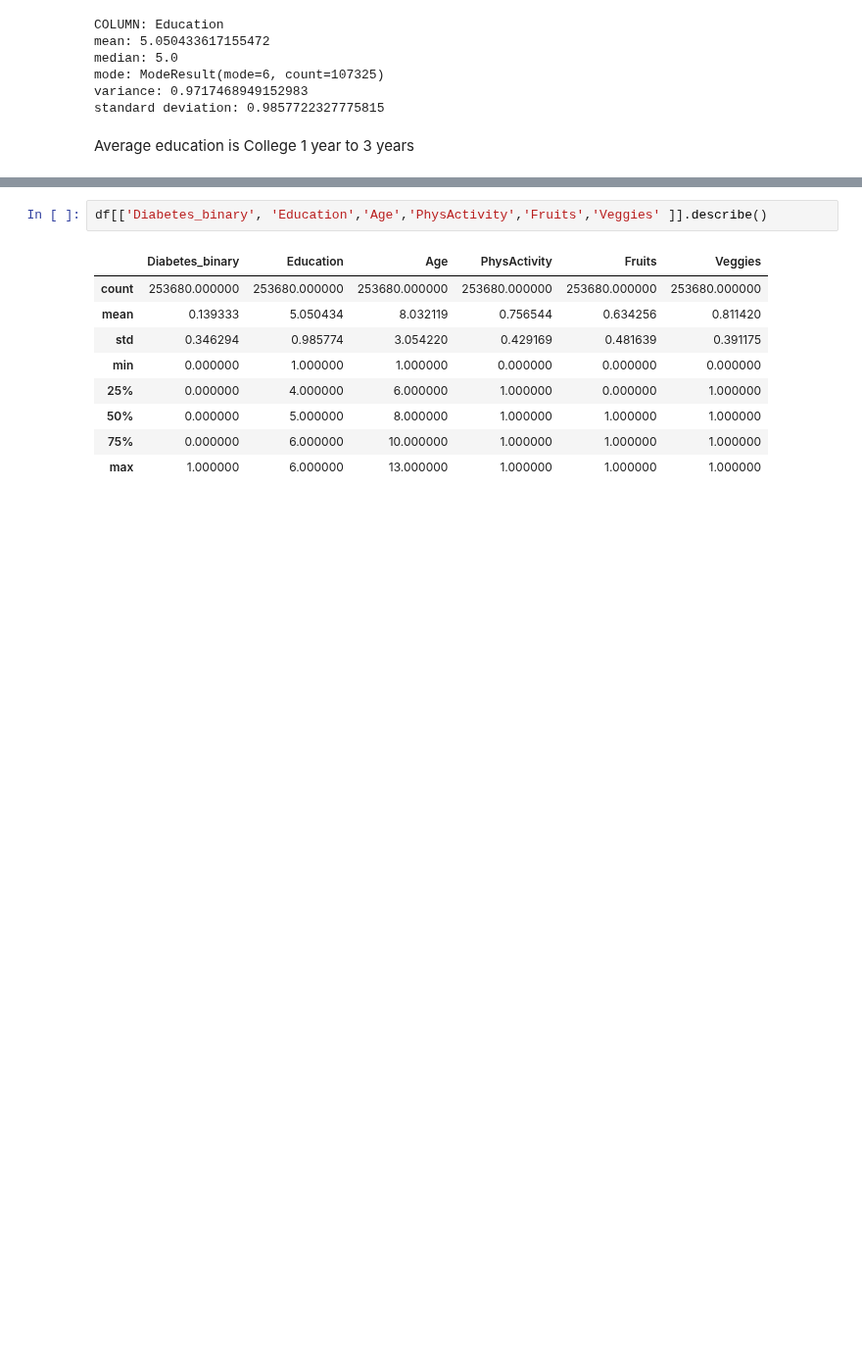
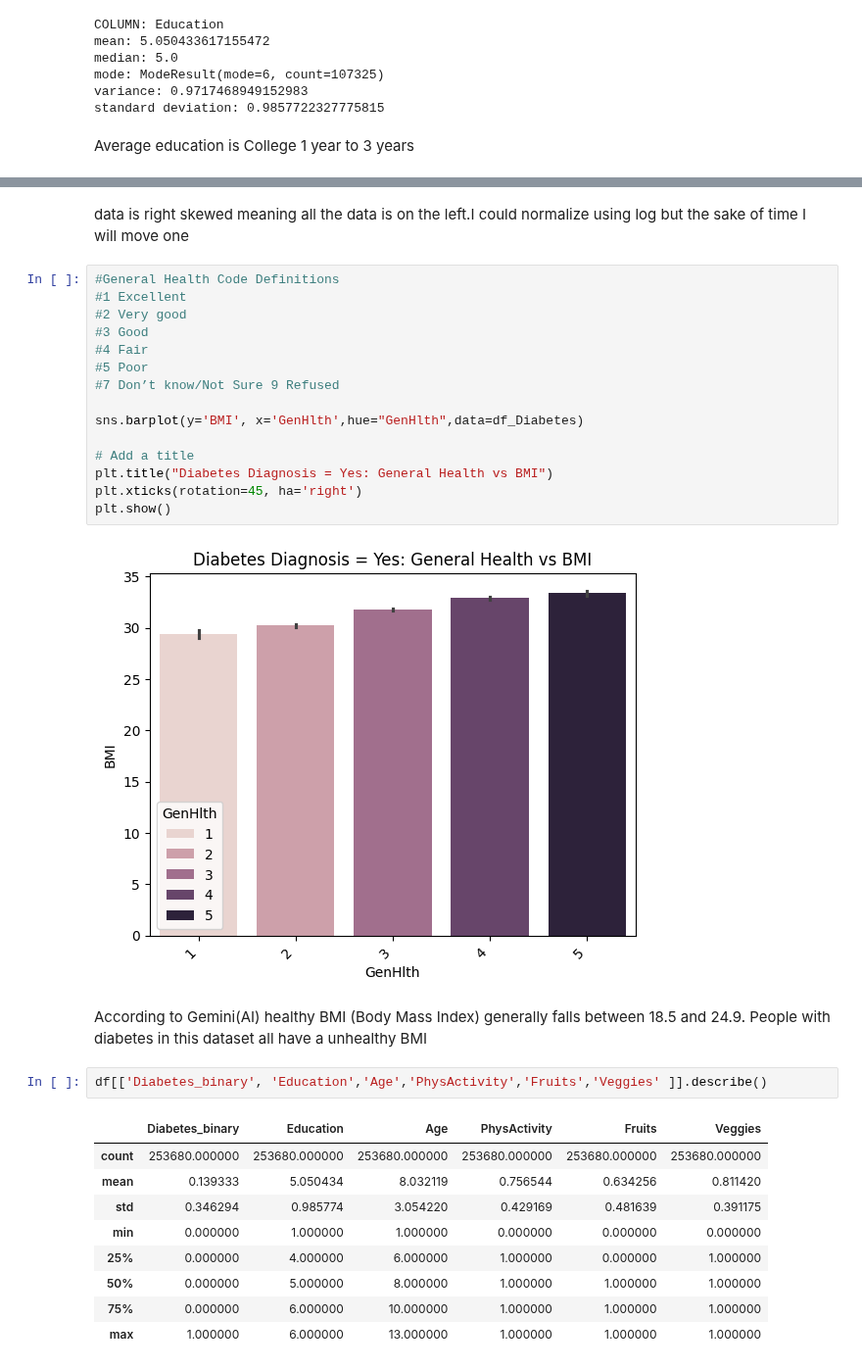
Before and after one commit to yourexodus/capstone_CDC, a Jupyter notebook: GettingToKnowTheData.ipynb, the cells around one changed output, grey strips where cells are left out. Shown at 98% size. Saved outputs shown, nothing was run; the diff lists cells and outputs as text; blank space fills up the shorter version.

```diff
--- a/GettingToKnowTheData.ipynb
+++ b/GettingToKnowTheData.ipynb
@@ -353,3 +383,25 @@ Average education is College 1 year to 3 years
+# %% [markdown]
+data is right skewed meaning all the data is on the left.I could normalize using log but the sake of time I will move one
+# %%
+#General Health Code Definitions
+#1 Excellent
+#2 Very good
+#3 Good
+#4 Fair
+#5 Poor
+#7 Don’t know/Not Sure 9 Refused
+
+sns.barplot(y='BMI', x='GenHlth',hue="GenHlth",data=df_Diabetes)
+
+# Add a title
+plt.title("Diabetes Diagnosis = Yes: General Health vs BMI")
+plt.xticks(rotation=45, ha='right')
+plt.show()
+# %% [output]
+[figure, added]
+# %% [markdown]
+According to Gemini(AI) healthy BMI (Body Mass Index) generally falls between 18.5 and 24.9.
+People with diabetes in this dataset all have a unhealthy BMI
 # %%
 df[['Diabetes_binary', 'Education','Age','PhysActivity','Fruits','Veggies' ]].describe()
 # %% [output]
```
Also changed, not shown: parts of 7 cells of this notebook, 11 other files.
